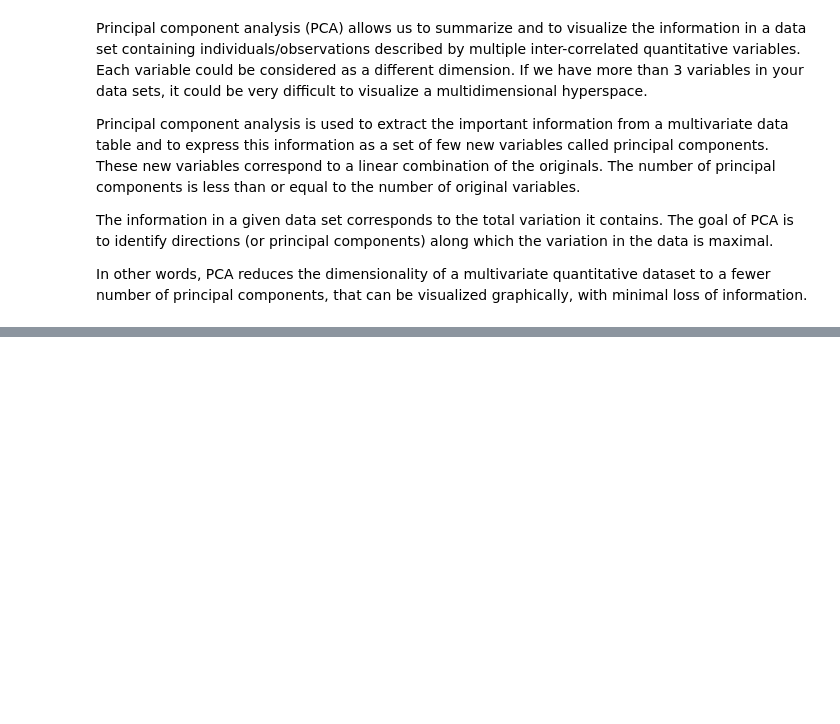
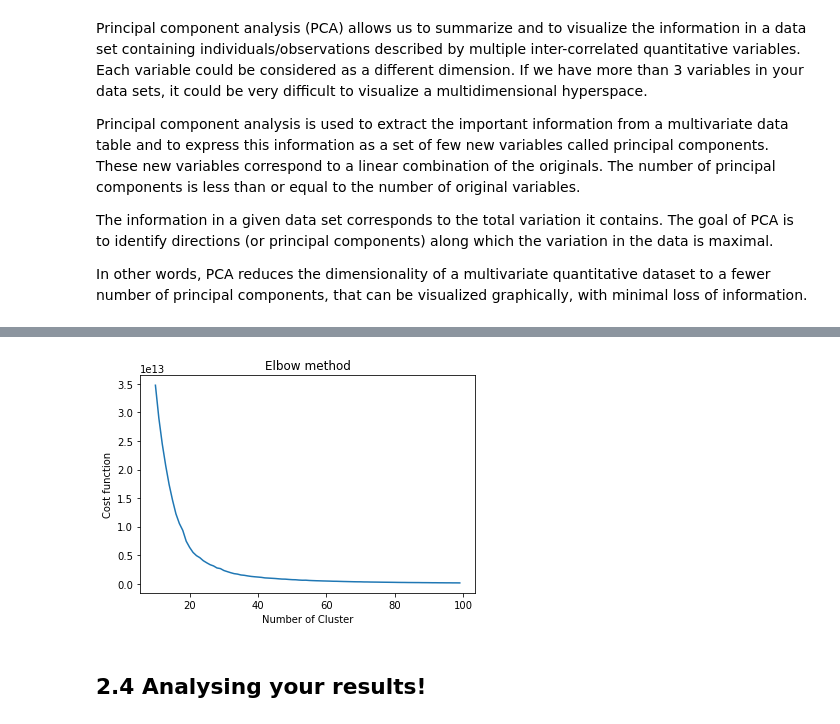
Before and after one commit to PaoloBarba/ADM_HW4, a Jupyter notebook: 2. Grouping customers together!.ipynb, the cells around one changed output, grey strips where cells are left out. Saved outputs shown, nothing was run; the diff lists cells and outputs as text; code cells hidden in the pictures; blank space fills up the shorter version.

```diff
--- a/2. Grouping customers together!.ipynb
+++ b/2. Grouping customers together!.ipynb
@@ -249,0 +301,17 @@ plt.show()
+# %%
+sd = {}
+for k in range(10, 100):
+    model = KMeans(n_clusters=k)
+    model.fit(age_balance_sample)
+    sd[k] = model.inertia_
+# %%
+plt.figure()
+plt.plot(list(sd.keys()), list(sd.values()))
+plt.xlabel('Number of Cluster')
+plt.ylabel('Cost function')
+plt.title('Elbow method')
+plt.show()
+# %% [output]
+[figure, added]
+# %% [markdown]
+## 2.4 Analysing your results!
```
Also changed, not shown: parts of 28 cells of this notebook.
